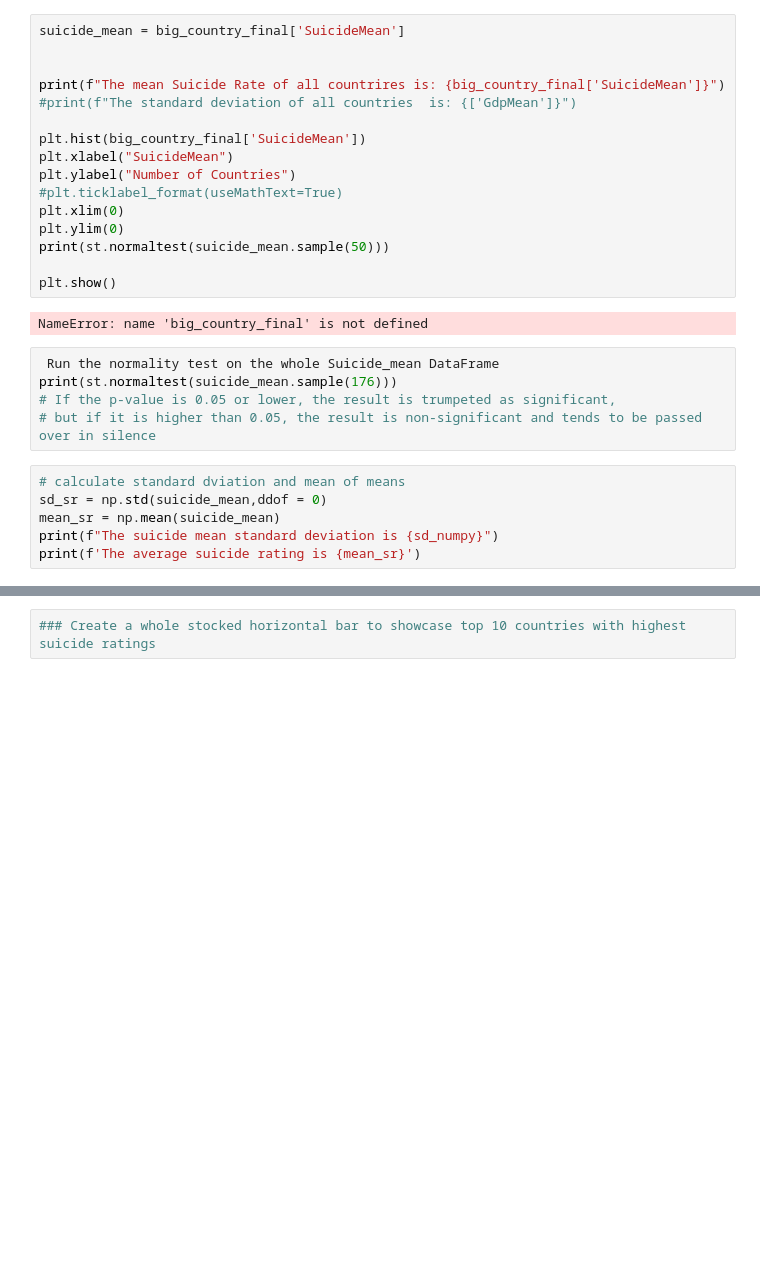
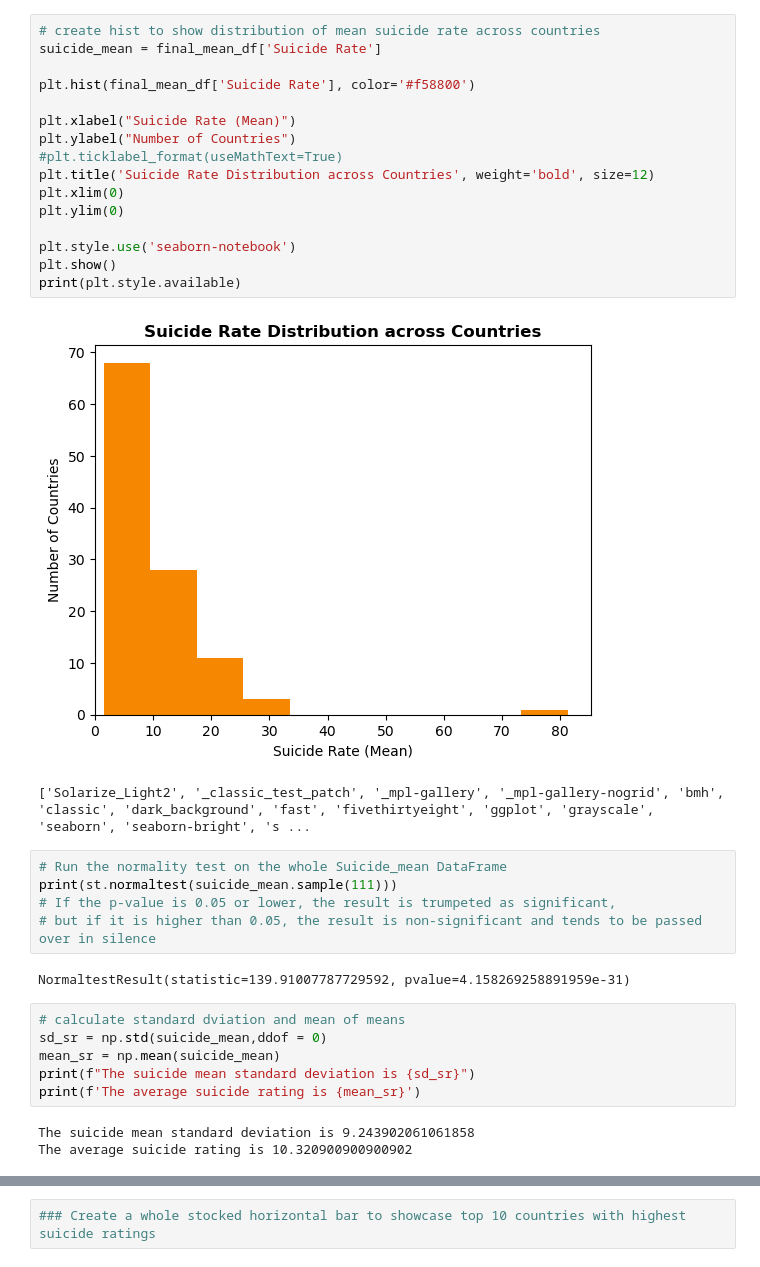
Before and after one commit to ashumskyy/data-dynamos-project-1, a Jupyter notebook: Big_country_ds.ipynb, the cells around one changed output, grey strips where cells are left out. Saved outputs shown, nothing was run; the diff lists cells and outputs as text; blank space fills up the shorter version.

```diff
--- a/Big_country_ds.ipynb
+++ b/Big_country_ds.ipynb
@@ -125,29 +96,35 @@ big_country_final.describe()
 # %%
-suicide_mean = big_country_final['SuicideMean']
+# create hist to show distribution of mean suicide rate across countries
+suicide_mean = final_mean_df['Suicide Rate']
 
+plt.hist(final_mean_df['Suicide Rate'], color='#f58800')
 
-print(f"The mean Suicide Rate of all countrires is: {big_country_final['SuicideMean']}")
-#print(f"The standard deviation of all countries  is: {['GdpMean']}")
-
-plt.hist(big_country_final['SuicideMean'])
-plt.xlabel("SuicideMean")
+plt.xlabel("Suicide Rate (Mean)")
 plt.ylabel("Number of Countries")
 #plt.ticklabel_format(useMathText=True)
+plt.title('Suicide Rate Distribution across Countries', weight='bold', size=12)
 plt.xlim(0)
 plt.ylim(0)
-print(st.normaltest(suicide_mean.sample(50)))
 
+plt.style.use('seaborn-notebook')
 plt.show()
+print(plt.style.available)
 # %% [output]
+[figure, added]
-NameError: name 'big_country_final' is not defined
+['Solarize_Light2', '_classic_test_patch', '_mpl-gallery', '_mpl-gallery-nogrid', 'bmh', 'classic', 'dark_background', 'fast', 'fivethirtyeight', 'ggplot', 'grayscale', 'seaborn', 'seaborn-bright', 's ...
 # %%
- Run the normality test on the whole Suicide_mean DataFrame
-print(st.normaltest(suicide_mean.sample(176)))
+# Run the normality test on the whole Suicide_mean DataFrame
+print(st.normaltest(suicide_mean.sample(111)))
 # If the p-value is 0.05 or lower, the result is trumpeted as significant,
 # but if it is higher than 0.05, the result is non-significant and tends to be passed over in silence
+# %% [output]
+NormaltestResult(statistic=139.91007787729592, pvalue=4.158269258891959e-31)
 # %%
 # calculate standard dviation and mean of means
 sd_sr = np.std(suicide_mean,ddof = 0)
 mean_sr = np.mean(suicide_mean)
-print(f"The suicide mean standard deviation is {sd_numpy}")
+print(f"The suicide mean standard deviation is {sd_sr}")
 print(f'The average suicide rating is {mean_sr}')
+# %% [output]
+The suicide mean standard deviation is 9.243902061061858
+The average suicide rating is 10.320900900900902
```
Also changed, not shown: parts of 20 cells of this notebook, 1 other file.
